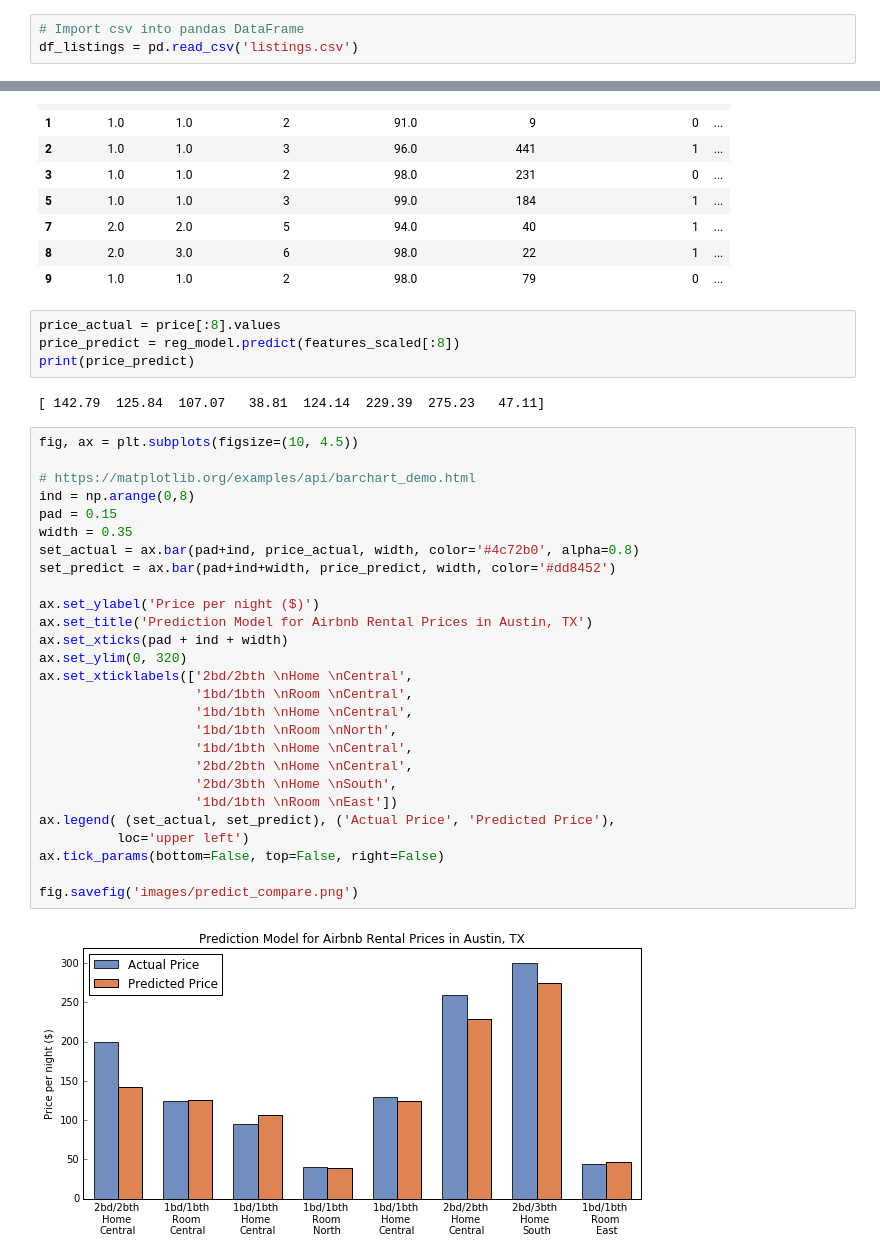
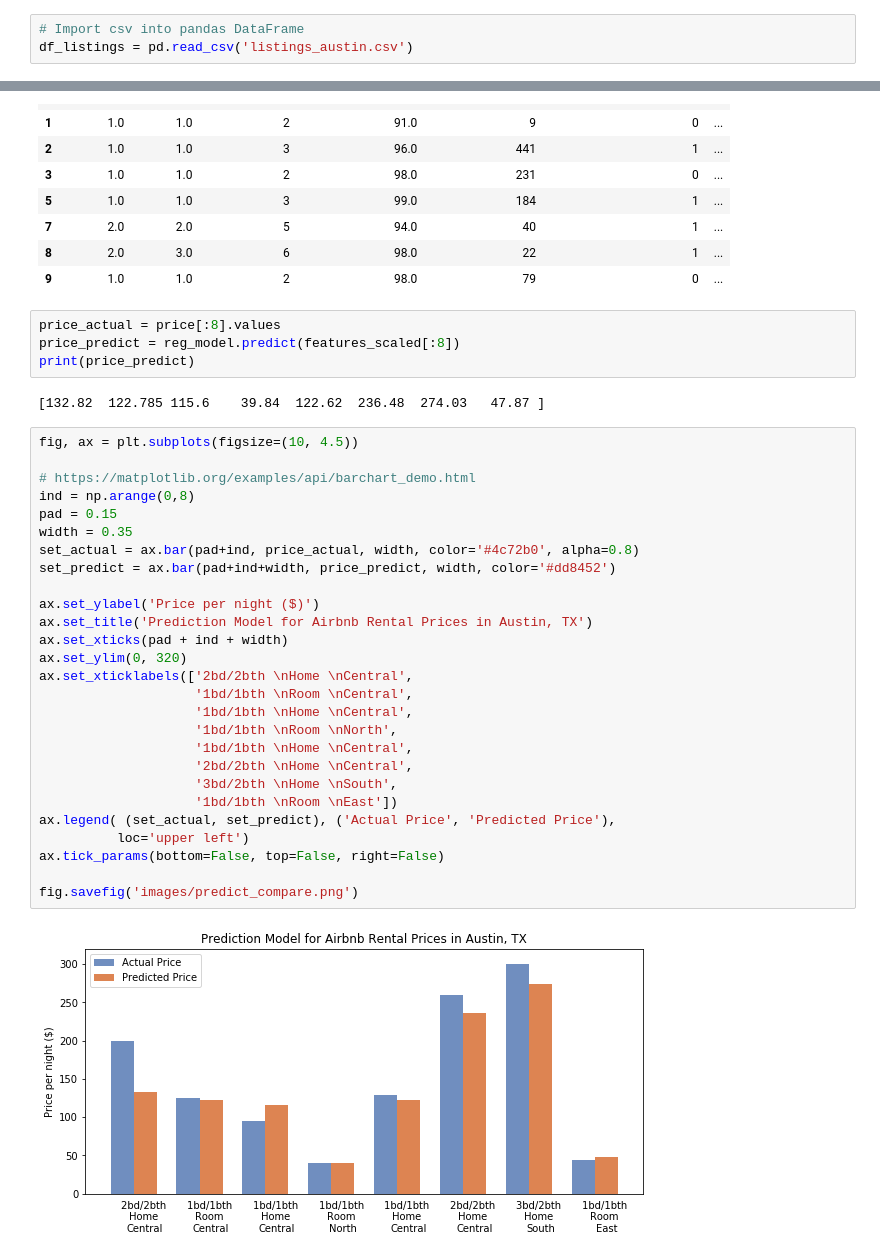
Before and after one commit to daniel-codes/airbnb-austin-tx, a Jupyter notebook: airbnb_austin_tx.ipynb, the cells around one changed output, grey strips where cells are left out. Drawn from its saved outputs; the diff is of its cells as text.

```diff
--- a/airbnb_austin_tx.ipynb
+++ b/airbnb_austin_tx.ipynb
@@ -38,7 +33,7 @@ sns.palplot(sns.color_palette('deep'))
 ## Gather Data
 # %%
 # Import csv into pandas DataFrame
-df_listings = pd.read_csv('listings.csv')
+df_listings = pd.read_csv('listings_austin.csv')
 # %% [markdown]
 ***
 ## Assess Data
@@ -707,33 +703,33 @@ price_actual = price[:8].values
 price_predict = reg_model.predict(features_scaled[:8])
 print(price_predict)
 # %% [output]
-[ 142.79  125.84  107.07   38.81  124.14  229.39  275.23   47.11]
+[132.82  122.785 115.6    39.84  122.62  236.48  274.03   47.87 ]
 # %%
 fig, ax = plt.subplots(figsize=(10, 4.5))
 
 # https://matplotlib.org/examples/api/barchart_demo.html
 ind = np.arange(0,8)
 pad = 0.15
 width = 0.35
 set_actual = ax.bar(pad+ind, price_actual, width, color='#4c72b0', alpha=0.8)
 set_predict = ax.bar(pad+ind+width, price_predict, width, color='#dd8452')
 
 ax.set_ylabel('Price per night ($)')
 ax.set_title('Prediction Model for Airbnb Rental Prices in Austin, TX')
 ax.set_xticks(pad + ind + width)
 ax.set_ylim(0, 320)
 ax.set_xticklabels(['2bd/2bth \nHome \nCentral',
                     '1bd/1bth \nRoom \nCentral',
                     '1bd/1bth \nHome \nCentral',
                     '1bd/1bth \nRoom \nNorth',
                     '1bd/1bth \nHome \nCentral',
                     '2bd/2bth \nHome \nCentral',
-                    '2bd/3bth \nHome \nSouth',
+                    '3bd/2bth \nHome \nSouth',
                     '1bd/1bth \nRoom \nEast'])
 ax.legend( (set_actual, set_predict), ('Actual Price', 'Predicted Price'),
           loc='upper left')
 ax.tick_params(bottom=False, top=False, right=False)
 
 fig.savefig('images/predict_compare.png')
 # %% [output]
-[figure, old version]
+[figure, new version]
```
Also changed, not shown: parts of 13 cells of this notebook, 13 other files.
